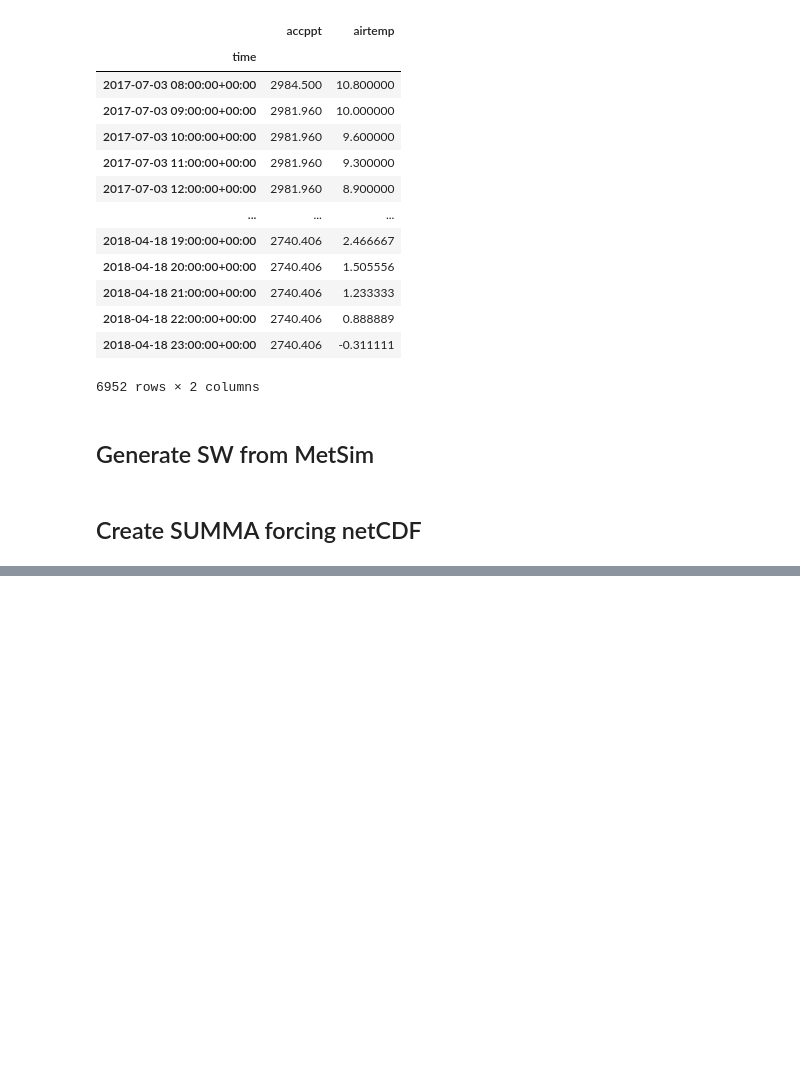
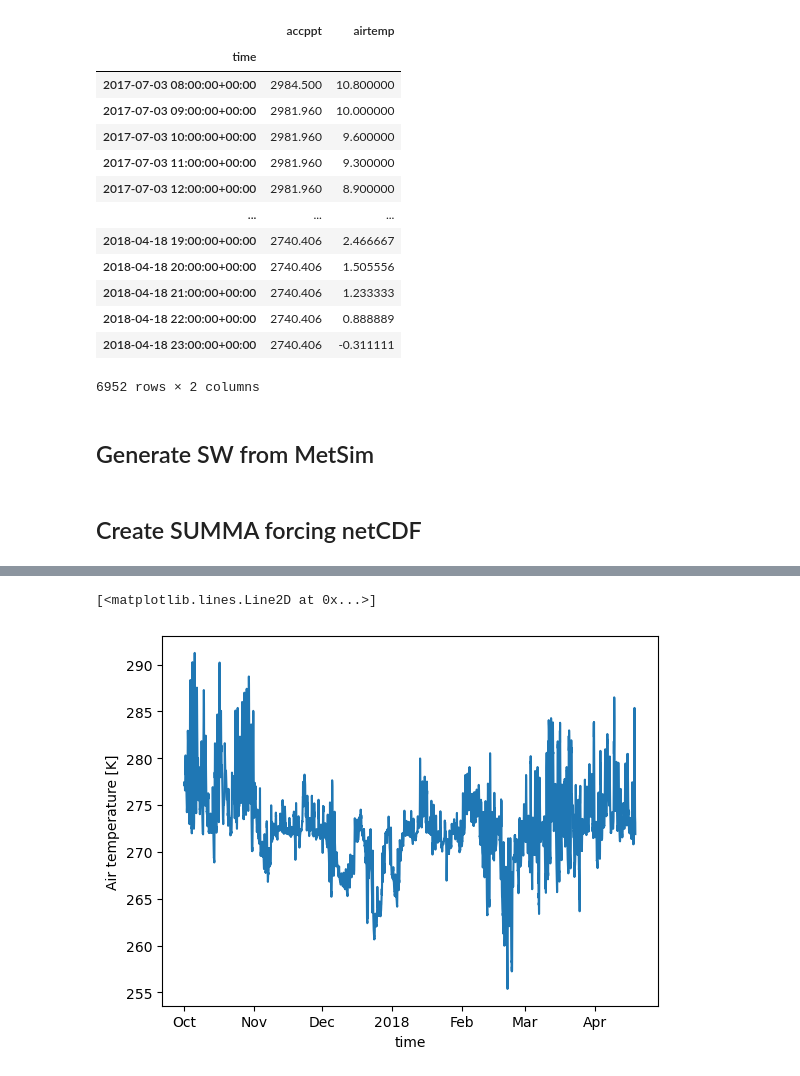
Before and after one commit to clinton-alden/summa, a Jupyter notebook: processing/snoq/snoq_proc2.ipynb, the cells around one changed output, grey strips where cells are left out. Saved outputs shown, nothing was run; the diff lists cells and outputs as text; code cells hidden in the pictures; blank space fills up the shorter version.

```diff
--- a/processing/snoq/snoq_proc2.ipynb
+++ b/processing/snoq/snoq_proc2.ipynb
@@ -474,0 +477,5 @@ dsx.to_netcdf(out_path+out_name+'.nc',
+# %%
+dsx.airtemp.plot()
+# %% [output]
+[<matplotlib.lines.Line2D at 0x...>]
+[figure, added]
```
Also changed, not shown: parts of 2 cells of this notebook, 1 other file.
